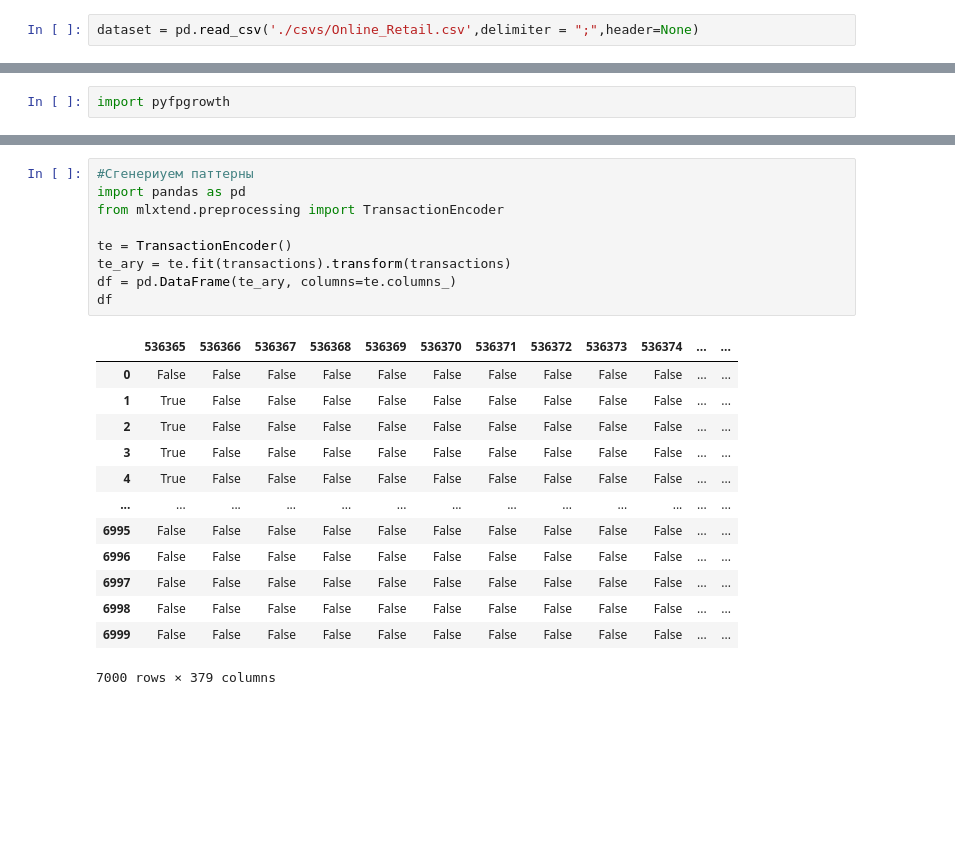
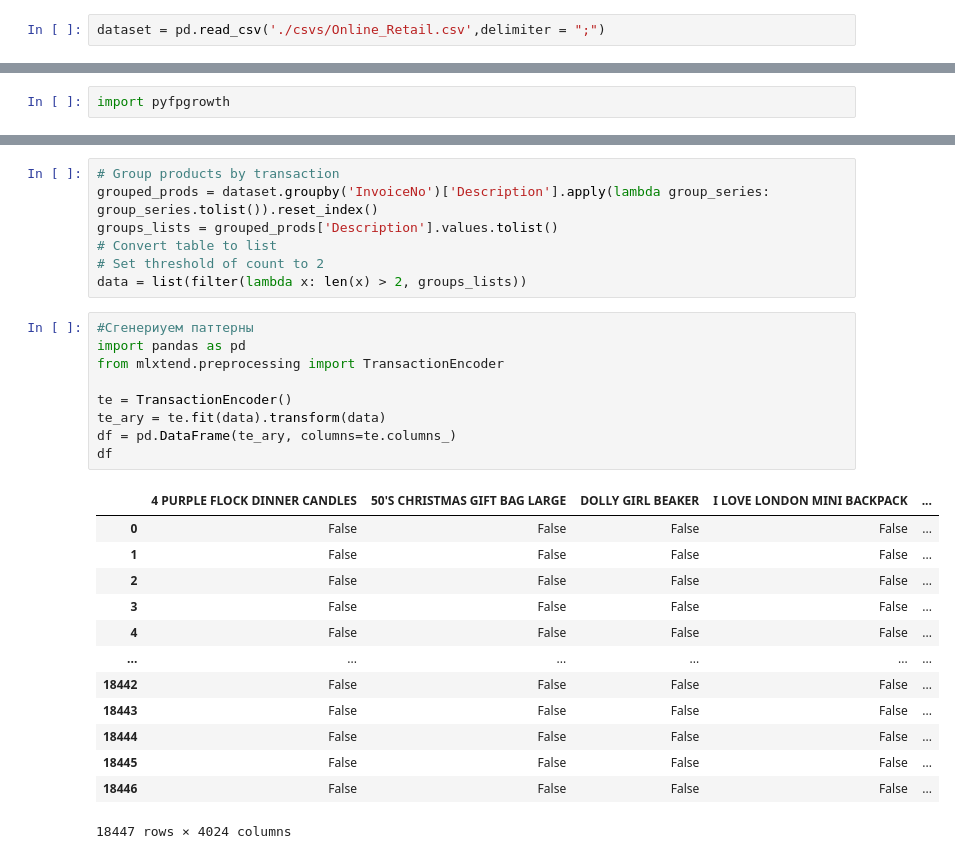
Before and after one commit to IrinaSkripka99/DA, a Jupyter notebook: 4 course/HW1/ARules with Online Retail.ipynb, the cells around one changed output, grey strips where cells are left out. Saved outputs shown, nothing was run; the diff lists cells and outputs as text; blank space fills up the shorter version.

```diff
--- a/4 course/HW1/ARules with Online Retail.ipynb
+++ b/4 course/HW1/ARules with Online Retail.ipynb
@@ -8,7 +8,7 @@ import matplotlib.pyplot as plt
 import pandas as pd
 import csv
 # %%
-dataset = pd.read_csv('./csvs/Online_Retail.csv',delimiter = ";",header=None)
+dataset = pd.read_csv('./csvs/Online_Retail.csv',delimiter = ";")
 # %%
 # посомтрим на датасет
 dataset.head()
@@ -183,25 +199,32 @@ import pyfpgrowth
+# %%
+# Group products by transaction
+grouped_prods = dataset.groupby('InvoiceNo')['Description'].apply(lambda group_series: group_series.tolist()).reset_index()
+groups_lists = grouped_prods['Description'].values.tolist()
+# Convert table to list
+# Set threshold of count to 2
+data = list(filter(lambda x: len(x) > 2, groups_lists))
 # %%
 #Сгенериуем паттерны
 import pandas as pd
 from mlxtend.preprocessing import TransactionEncoder
 
 te = TransactionEncoder()
-te_ary = te.fit(transactions).transform(transactions)
+te_ary = te.fit(data).transform(data)
 df = pd.DataFrame(te_ary, columns=te.columns_)
 df
 # %% [output]
-|  | 536365 | 536366 | 536367 | 536368 | 536369 | 536370 | 536371 | 536372 | 536373 | 536374 | ... | ... |
-| 0 | False | False | False | False | False | False | False | False | False | False | ... | ... |
-| 1 | True | False | False | False | False | False | False | False | False | False | ... | ... |
-| 2 | True | False | False | False | False | False | False | False | False | False | ... | ... |
-| 3 | True | False | False | False | False | False | False | False | False | False | ... | ... |
-| 4 | True | False | False | False | False | False | False | False | False | False | ... | ... |
-| ... | ... | ... | ... | ... | ... | ... | ... | ... | ... | ... | ... | ... |
-| 6995 | False | False | False | False | False | False | False | False | False | False | ... | ... |
-| 6996 | False | False | False | False | False | False | False | False | False | False | ... | ... |
-| 6997 | False | False | False | False | False | False | False | False | False | False | ... | ... |
-| 6998 | False | False | False | False | False | False | False | False | False | False | ... | ... |
-| 6999 | False | False | False | False | False | False | False | False | False | False | ... | ... |
+|  | 4 PURPLE FLOCK DINNER CANDLES | 50'S CHRISTMAS GIFT BAG LARGE | DOLLY GIRL BEAKER | I LOVE LONDON MINI BACKPACK | ... |
+| 0 | False | False | False | False | ... |
+| 1 | False | False | False | False | ... |
+| 2 | False | False | False | False | ... |
+| 3 | False | False | False | False | ... |
+| 4 | False | False | False | False | ... |
+| ... | ... | ... | ... | ... | ... |
+| 18442 | False | False | False | False | ... |
+| 18443 | False | False | False | False | ... |
+| 18444 | False | False | False | False | ... |
+| 18445 | False | False | False | False | ... |
+| 18446 | False | False | False | False | ... |
-7000 rows × 379 columns
+18447 rows × 4024 columns
 # %%
 #Сгенериуем правила
```
Also changed, not shown: parts of 6 cells of this notebook, 3 other files.
